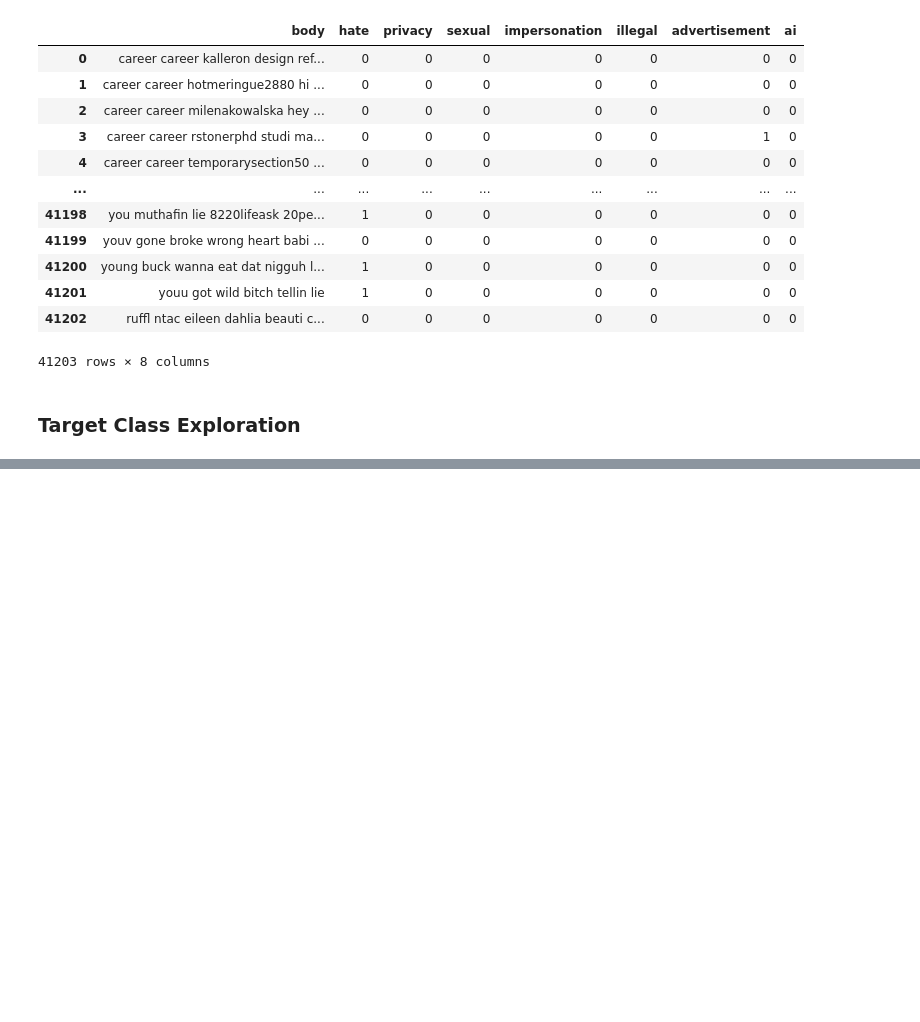
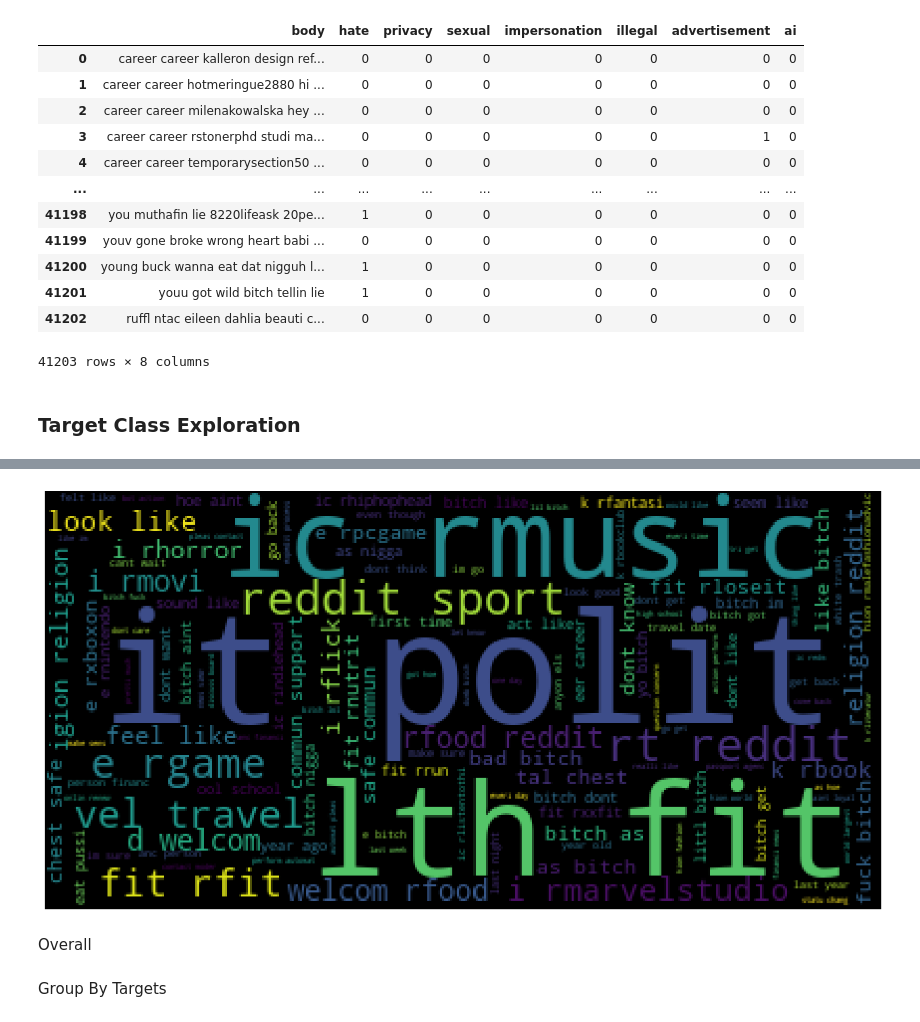
Before and after one commit to edologgerbird/PowerText, a Jupyter notebook: data_eda.ipynb, the cells around one changed output, grey strips where cells are left out. Drawn from its saved outputs; the diff is of its cells as text; code cells hidden in the pictures; blank space fills up the shorter version.

```diff
--- a/data_eda.ipynb
+++ b/data_eda.ipynb
@@ -60,0 +144,8 @@ plt.show()
+# %%
+generate_wordcloud_from_freq(all_data_3_gram)
+# %% [output]
+[figure, added]
+# %% [markdown]
+Overall
+# %% [markdown]
+Group By Targets
```
Also changed, not shown: parts of 11 cells of this notebook.
